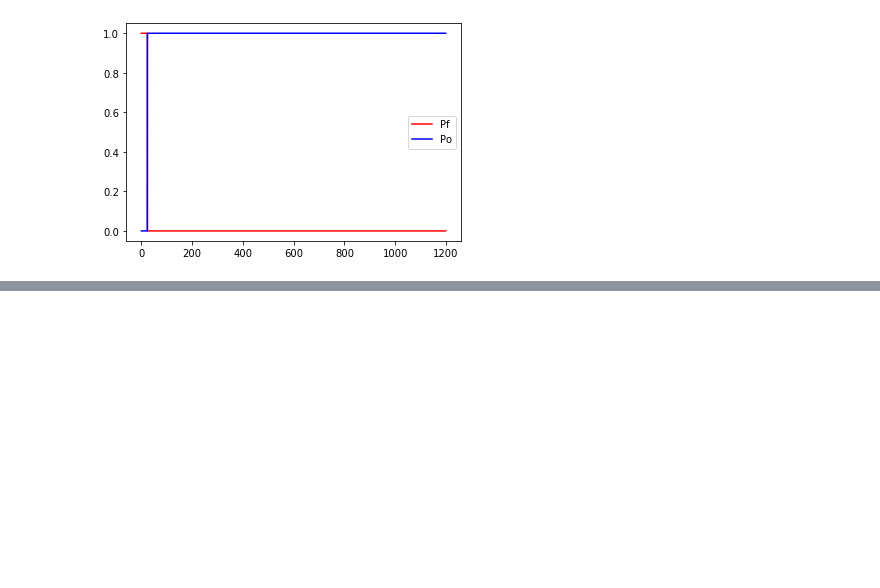
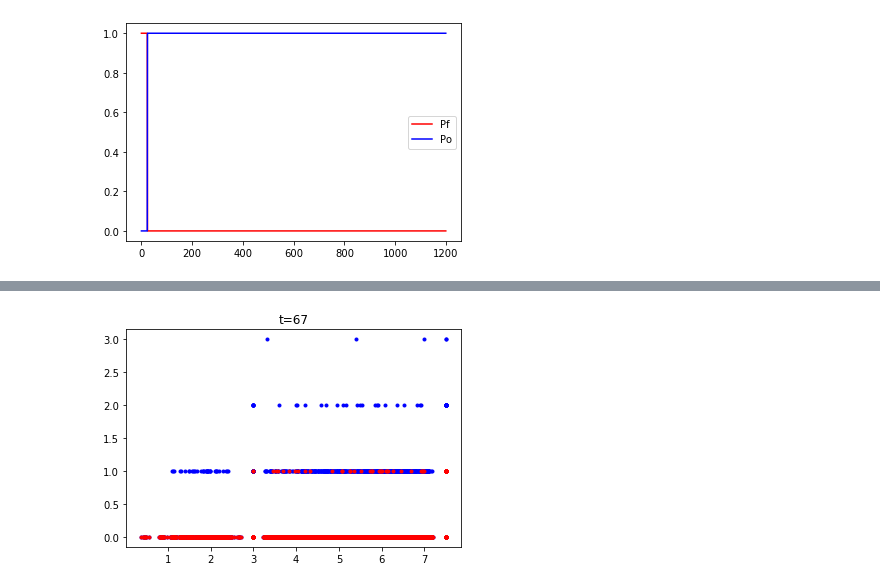
Before and after one commit to StochSS/SpatialPy, a Jupyter notebook: examples/hes1/hes1.ipynb, the cells around one changed output, grey strips where cells are left out. Cells and saved outputs as stored; diff of their text form; code cells hidden in the pictures; blank space fills up the shorter version.

```diff
--- a/examples/hes1/hes1.ipynb
+++ b/examples/hes1/hes1.ipynb
@@ -131,3 +131,5 @@ plt.legend(loc="best")
 # %% [output]
 <matplotlib.legend.Legend at 0x...>
 [figure]
+# %%
+coords = model.domain.coordinates()
@@ -133,0 +148,2 @@ plt.legend(loc="best")
+# %%
+r_vals = scipy.linalg.norm(coords,axis=1)
@@ -133,0 +152,7 @@ plt.legend(loc="best")
+# %%
+plt.plot(r_vals,protein[t,:],'.b')
+plt.plot(r_vals,mRNA[t,:],'.r')
+plt.title(f"t={t}")
+t=t+1
+# %% [output]
+[figure, added]
```
Also changed, not shown: parts of 4 cells of this notebook.
